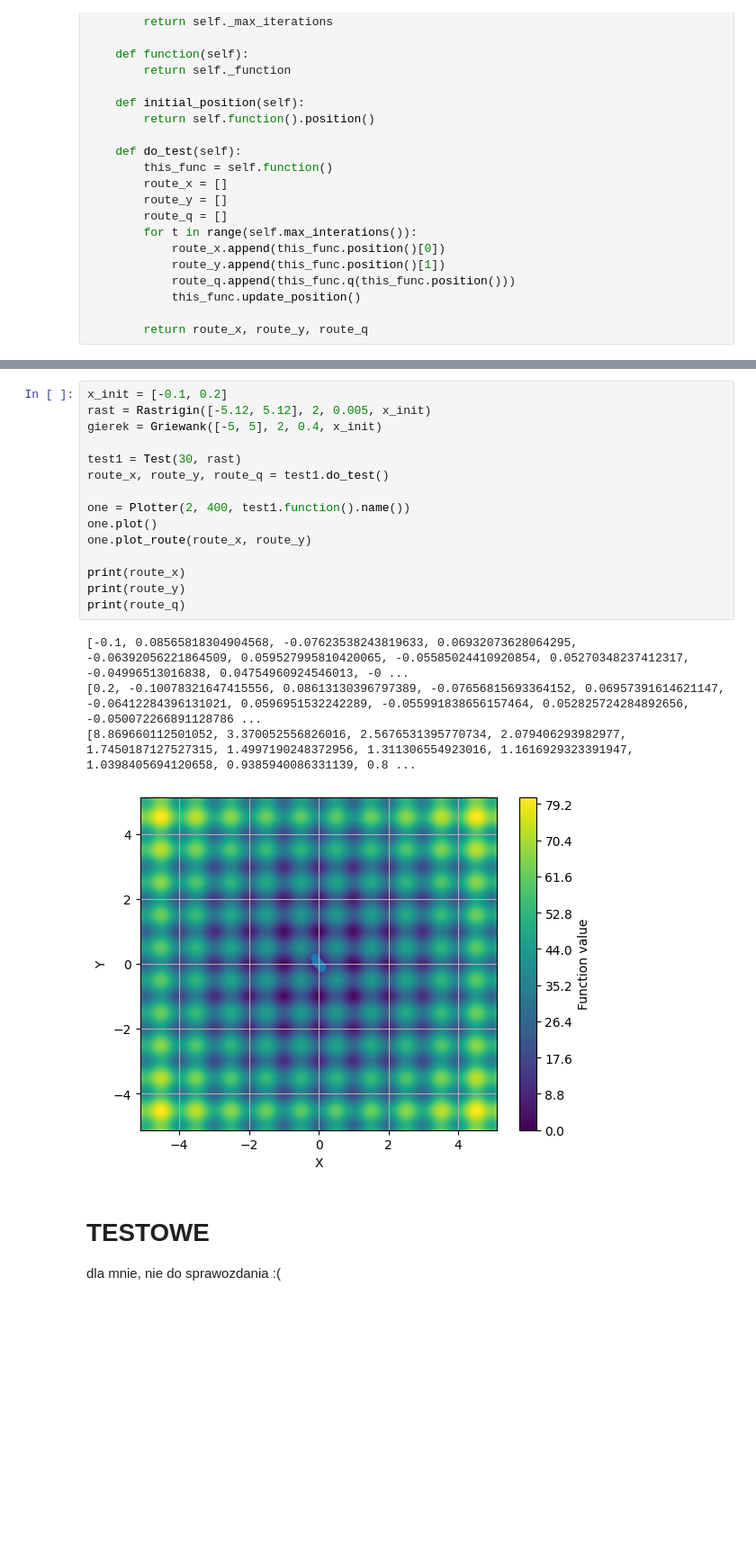
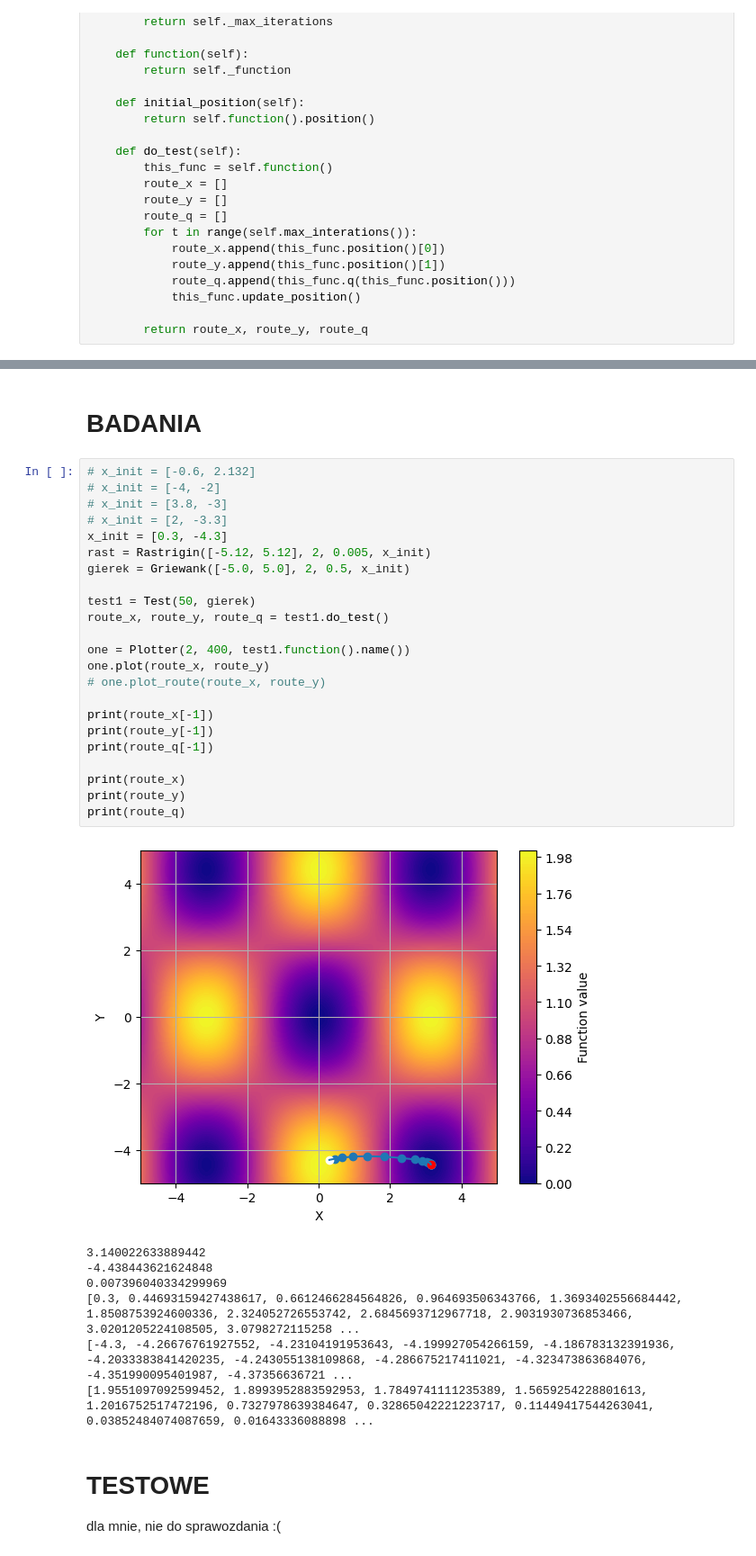
Before and after one commit to mwewior/introduction-to-ai, a Jupyter notebook: lab1/gradient.ipynb, the cells around one changed output, grey strips where cells are left out. Shown at 90% size. Drawn from its saved outputs; the diff is of its cells as text; blank space fills up the shorter version.

```diff
--- a/lab1/gradient.ipynb
+++ b/lab1/gradient.ipynb
@@ -221,23 +306,36 @@ GriewankPlot.plot()
+# %% [markdown]
+# BADANIA
 # %%
-x_init = [-0.1, 0.2]
+# x_init = [-0.6, 2.132]
+# x_init = [-4, -2]
+# x_init = [3.8, -3]
+# x_init = [2, -3.3]
+x_init = [0.3, -4.3]
 rast = Rastrigin([-5.12, 5.12], 2, 0.005, x_init)
-gierek = Griewank([-5, 5], 2, 0.4, x_init)
+gierek = Griewank([-5.0, 5.0], 2, 0.5, x_init)
 
-test1 = Test(30, rast)
+test1 = Test(50, gierek)
 route_x, route_y, route_q = test1.do_test()
 
 one = Plotter(2, 400, test1.function().name())
-one.plot()
-one.plot_route(route_x, route_y)
+one.plot(route_x, route_y)
+# one.plot_route(route_x, route_y)
+
+print(route_x[-1])
+print(route_y[-1])
+print(route_q[-1])
 
 print(route_x)
 print(route_y)
 print(route_q)
 # %% [output]
+[figure, new version]
-[-0.1, 0.08565818304904568, -0.07623538243819633, 0.06932073628064295, -0.06392056221864509, 0.059527995810420065, -0.05585024410920854, 0.05270348237412317, -0.04996513016838, 0.04754960924546013, -0 ...
-[0.2, -0.10078321647415556, 0.08613130396797389, -0.07656815693364152, 0.06957391614621147, -0.06412284396131021, 0.0596951532242289, -0.055991838656157464, 0.052825724284892656, -0.050072266891128786 ...
-[8.869660112501052, 3.370052556826016, 2.5676531395770734, 2.079406293982977, 1.7450187127527315, 1.4997190248372956, 1.311306554923016, 1.1616929323391947, 1.0398405694120658, 0.9385940086331139, 0.8 ...
+3.140022633889442
+-4.438443621624848
+0.007396040334299969
+[0.3, 0.44693159427438617, 0.6612466284564826, 0.964693506343766, 1.3693402556684442, 1.8508753924600336, 2.324052726553742, 2.6845693712967718, 2.9031930736853466, 3.0201205224108505, 3.0798272115258 ...
+[-4.3, -4.26676761927552, -4.23104191953643, -4.199927054266159, -4.186783132391936, -4.2033383841420235, -4.243055138109868, -4.286675217411021, -4.323473863684076, -4.351990095401987, -4.37356636721 ...
+[1.9551097092599452, 1.8993952883592953, 1.7849741111235389, 1.5659254228801613, 1.2016752517472196, 0.7327978639384647, 0.32865042221223717, 0.11449417544263041, 0.03852484074087659, 0.01643336088898 ...
-[figure, old version]
 # %% [markdown]
 # TESTOWE
 
```
Also changed, not shown: parts of 10 cells of this notebook, 1 other file.
